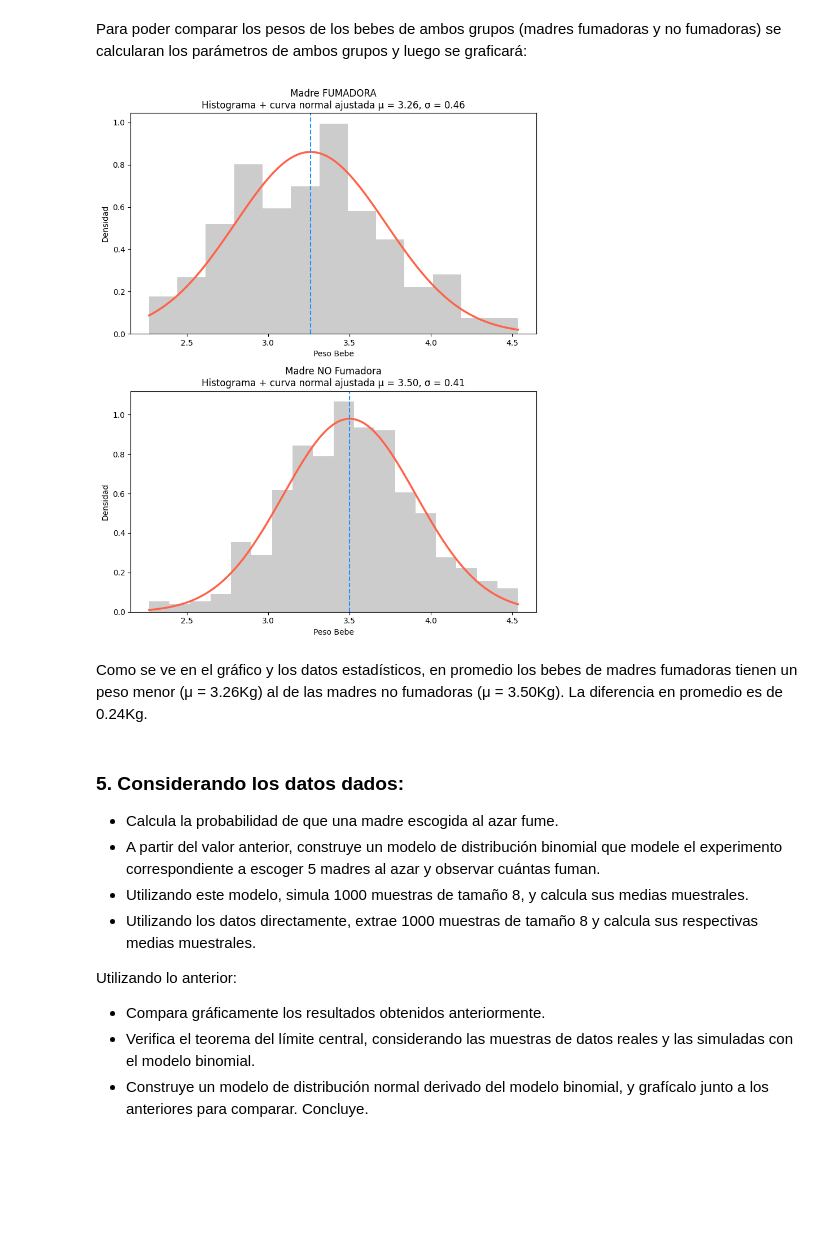
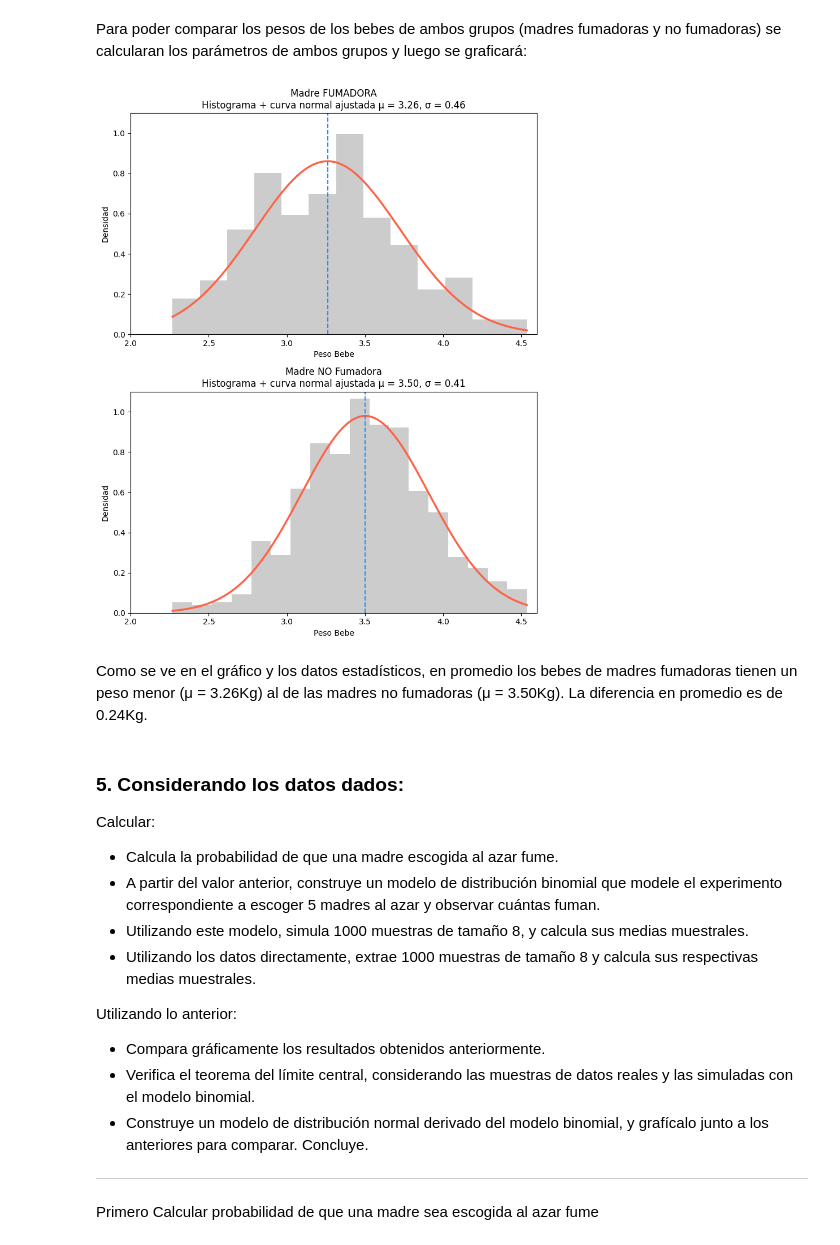
Before and after one commit to pdoren/analisis-estadistico-con-Python-G105, a Jupyter notebook: Desafío_Tabaquismo_y_gestación.ipynb, the cells around one changed output. Saved outputs shown, nothing was run; the diff lists cells and outputs as text; code cells hidden in the pictures; blank space fills up the shorter version.

```diff
--- a/Desafío_Tabaquismo_y_gestación.ipynb
+++ b/Desafío_Tabaquismo_y_gestación.ipynb
@@ -375,39 +375,44 @@ sns.histplot(df_pesos_fumador,
              ax=ax)
 
 ax.plot(x, y_fumador, color='tomato', linewidth=2.5)
 ax.axvline(mu_fumador, color='dodgerblue',linestyle="--", linewidth=1.5)
 
 ax.set_title("Madre FUMADORA\nHistograma + curva normal ajustada μ = {:.2f}, σ = {:.2f}".format(mu_fumador, sigma_fumador))
 ax.set_xlabel("Peso Bebe")
 ax.set_ylabel("Densidad")
+ax.set_xlim(2, 4.6)
+ax.set_ylim(0, 1.1)
 
 # Gráfico NO Fumador
 ax = axes[1]
 sns.histplot(df_pesos_no_fumador,
              bins='fd',
              stat="density",
              color="grey",
              alpha=.4,
              edgecolor="none",
              ax=ax)
 
 ax.plot(x, y_no_fumador, color='tomato', linewidth=2.5)
 ax.axvline(mu_no_fumador, color='dodgerblue',linestyle="--", linewidth=1.5)
 
 ax.set_title("Madre NO Fumadora\nHistograma + curva normal ajustada μ = {:.2f}, σ = {:.2f}".format(mu_no_fumador, sigma_no_fumador))
 ax.set_xlabel("Peso Bebe")
 ax.set_ylabel("Densidad")
+ax.set_xlim(2, 4.6)
+ax.set_ylim(0, 1.1)
 
 
 plt.tight_layout()
 plt.show()
 # %% [output]
-[figure, old version]
+[figure, new version]
 # %% [markdown]
 Como se ve en el gráfico y los datos estadísticos, en promedio los bebes de madres fumadoras tienen un peso menor (μ = 3.26Kg) al de las madres no fumadoras (μ = 3.50Kg). La diferencia en promedio es de 0.24Kg.
 # %% [markdown]
 ### 5. Considerando los datos dados:
 
+Calcular:
 - Calcula la probabilidad de que una madre escogida al azar fume.
 - A partir del valor anterior, construye un modelo de distribución binomial que
 modele el experimento correspondiente a escoger 5 madres al azar y observar
@@ -423,3 +428,7 @@ Utilizando lo anterior:
 las simuladas con el modelo binomial.
 - Construye un modelo de distribución normal derivado del modelo binomial, y
 grafícalo junto a los anteriores para comparar. Concluye.
+
+---
+# %% [markdown]
+Primero Calcular probabilidad de que una madre sea escogida al azar fume
```
Also changed, not shown: parts of 15 cells of this notebook.
